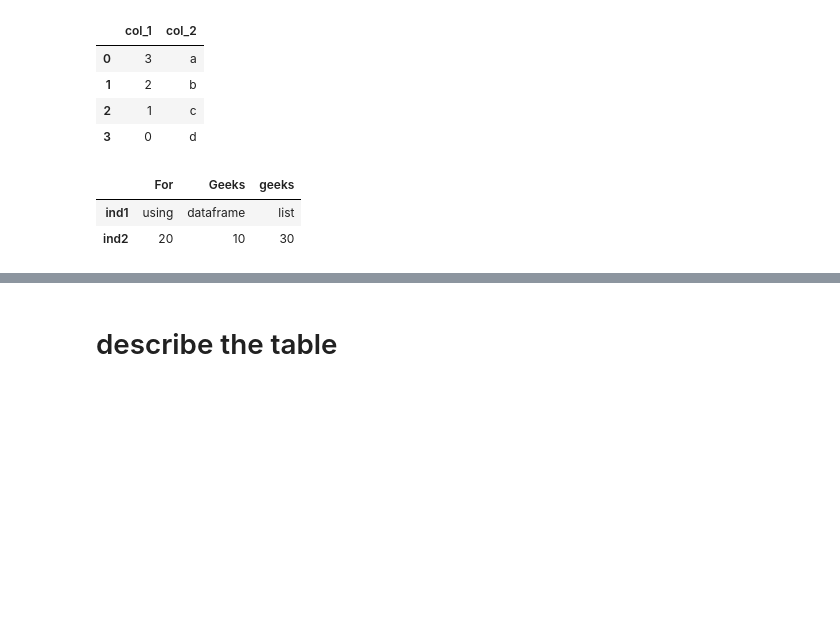
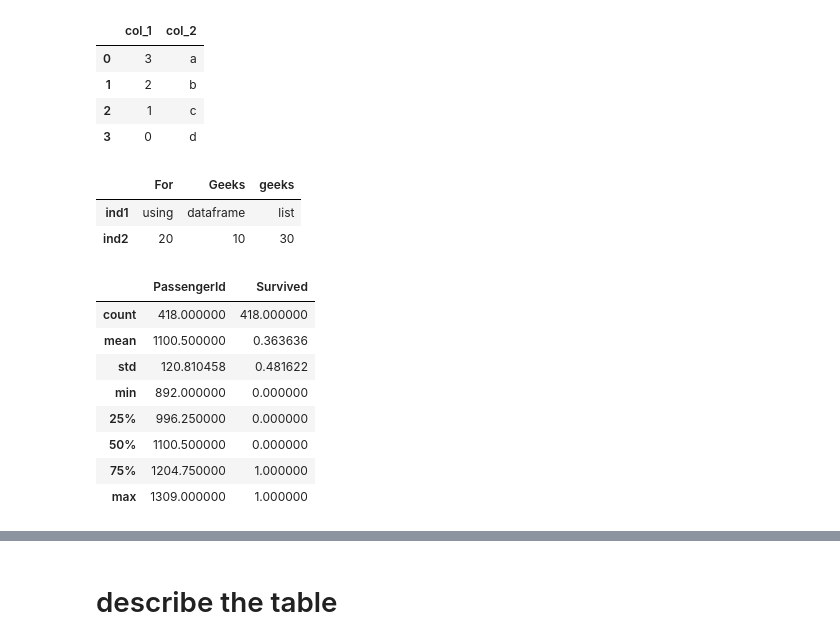
Before and after one commit to tracyzy/data_analysis, a Jupyter notebook: titanic_data.ipynb, the cells around one changed output, grey strips where cells are left out. Cells and saved outputs as stored; diff of their text form; code cells hidden in the pictures; blank space fills up the shorter version.

```diff
--- a/titanic_data.ipynb
+++ b/titanic_data.ipynb
@@ -56,0 +61,12 @@ df2.head()
+# %%
+titanic_gender_submission.describe()
+# %% [output]
+|  | PassengerId | Survived |
+| count | 418.000000 | 418.000000 |
+| mean | 1100.500000 | 0.363636 |
+| std | 120.810458 | 0.481622 |
+| min | 892.000000 | 0.000000 |
+| 25% | 996.250000 | 0.000000 |
+| 50% | 1100.500000 | 0.000000 |
+| 75% | 1204.750000 | 1.000000 |
+| max | 1309.000000 | 1.000000 |
```
Also changed, not shown: parts of 5 cells of this notebook, 1 other file.
